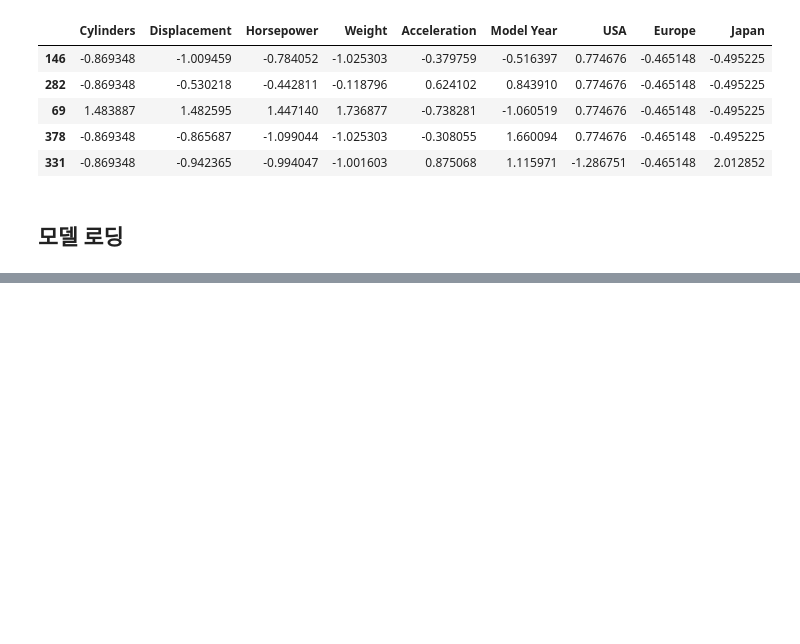
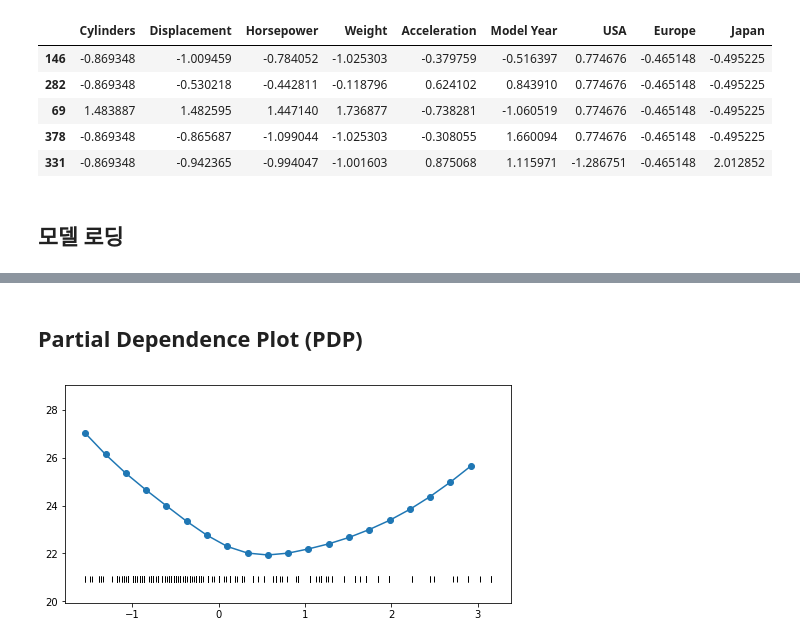
Before and after one commit to hoondori/free_test, a Jupyter notebook: PDP_ICE_ALE_example/PDP_MPG.ipynb, the cells around one changed output, grey strips where cells are left out. Drawn from its saved outputs; the diff is of its cells as text; code cells hidden in the pictures; blank space fills up the shorter version.

```diff
--- a/PDP_ICE_ALE_example/PDP_MPG.ipynb
+++ b/PDP_ICE_ALE_example/PDP_MPG.ipynb
@@ -49,3 +53,43 @@ Total params: 4,865
 Trainable params: 4,865
 Non-trainable params: 0
 _________________________________________________________________
+# %% [markdown]
+## Partial Dependence Plot (PDP)
+# %%
+def make_intervals(min_val, max_val, n_interval):
+    step = (max_val - min_val) / n_interval
+    intervals = [ (min_val+i*step, min_val+(i+1)*step) for i in range(n_interval)]
+    return intervals
+
+def partial_dependency_plot(feature_name, n_interval, features):
+    stats = features[feature_name].describe()
+    intervals = make_intervals(stats['min'], stats['max'], n_interval)
+
+    # for each use of lower bound in intervals,
+    x_ = [ lower for lower, upper in intervals ]
+    y_ = []
+    for lower, upper in intervals:
+
+        # make artificial features with replacing feature value with lower bound value
+        artificial_features = features.copy()
+        artificial_features[feature_name] = lower
+
+        # make predictions over artifically created features
+        predictions = model.predict(artificial_features).flatten()
+        avg_prediction = np.average(predictions)
+        y_.append(avg_prediction)
+
+    fig, ax = plt.subplots(figsize=(8,4))
+
+    # draw curve for avg prediction
+    ax.plot(x_, y_, '-o')
+
+    # draw original feature distribution as rugged plot
+    ax.plot(features[feature_name], [min(y_)-1]*len(features), '|', color='k')
+
+    plt.ylim(min(y_)-2, max(y_)+2)
+    plt.show()
+
+partial_dependency_plot('Horsepower', 20, normed_train_dataset)
+# %% [output]
+[figure, added]
```
Also changed, not shown: parts of 9 cells of this notebook.
